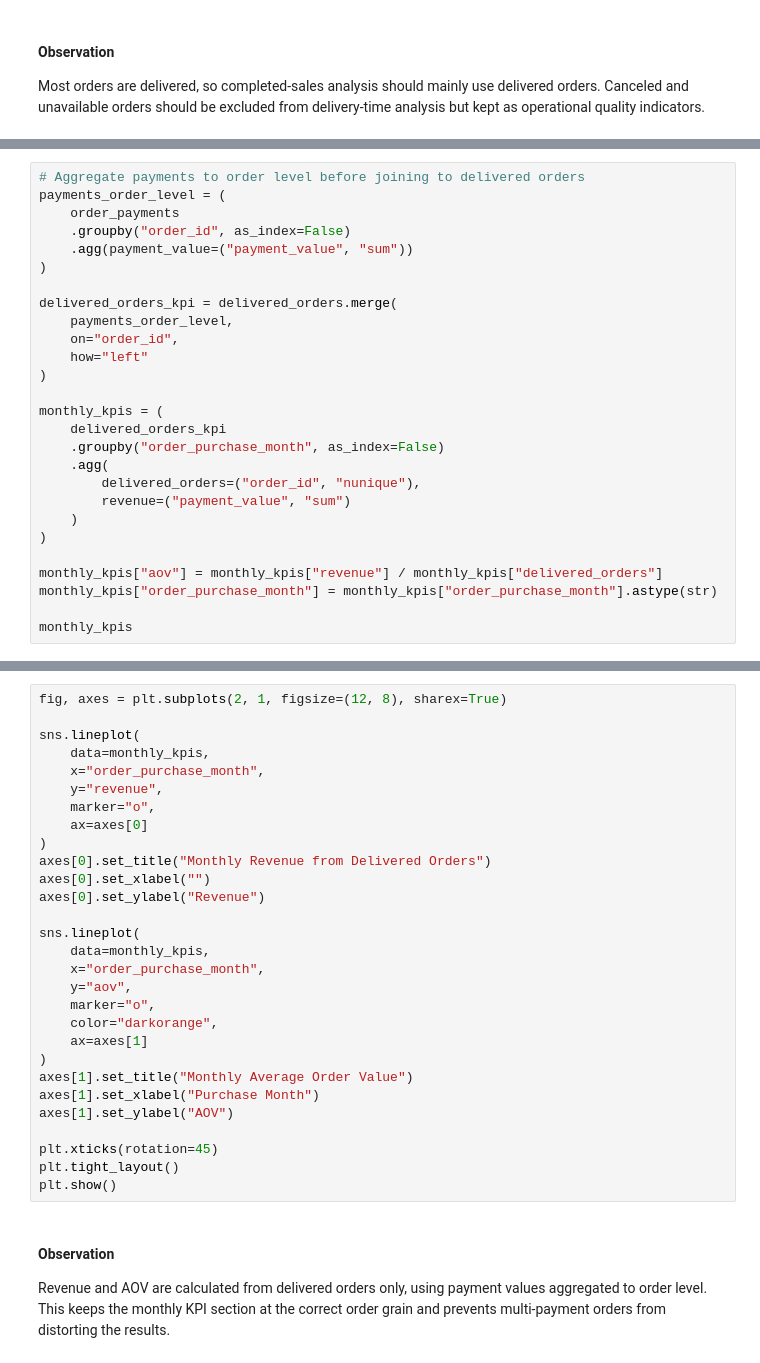
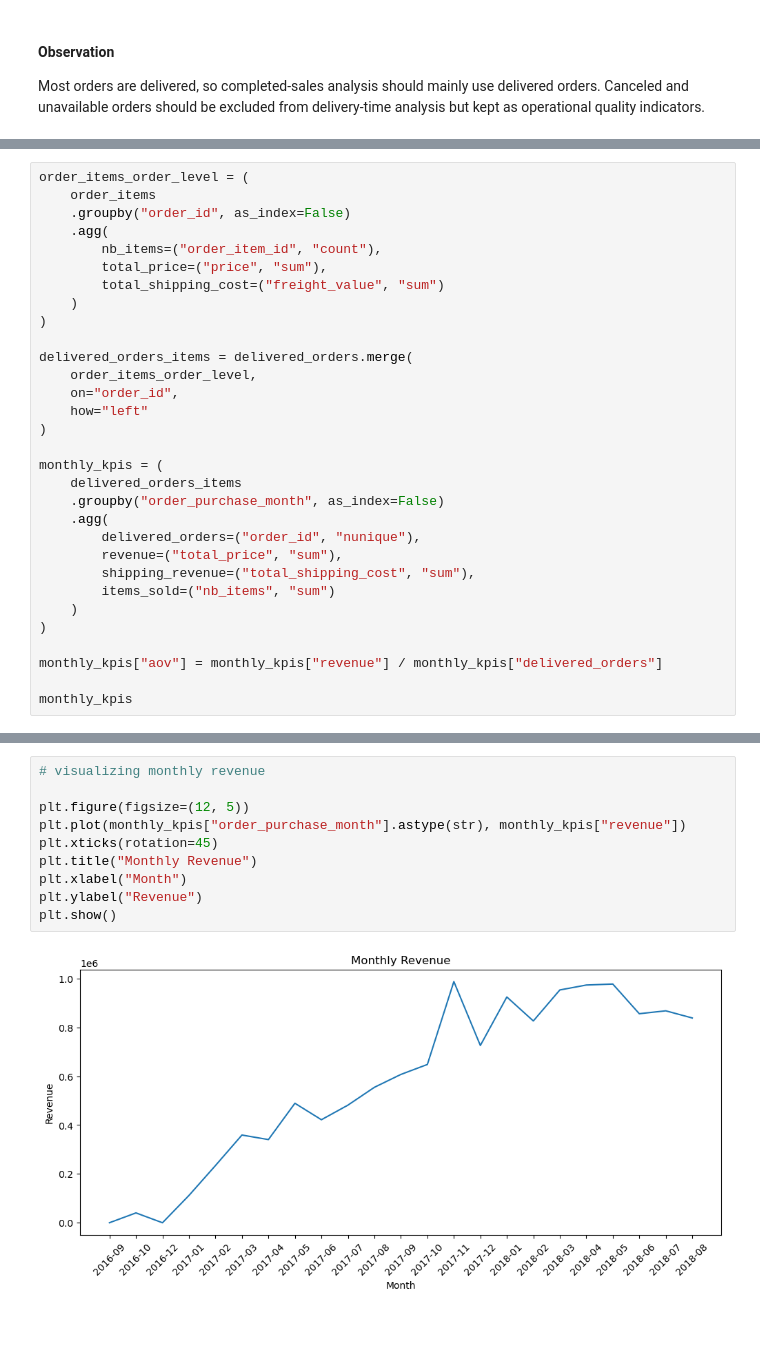
Before and after one commit to albaazaadnan/olist-ecommerce-analytics, a Jupyter notebook: notebooks/02_eda.ipynb, the cells around one changed output, grey strips where cells are left out. Cells and saved outputs as stored; diff of their text form; blank space fills up the shorter version.

```diff
--- a/notebooks/02_eda.ipynb
+++ b/notebooks/02_eda.ipynb
@@ -234,27 +234,31 @@ For completed-sales KPIs, we use delivered orders as the base and aggregate paym
 # %%
-# Aggregate payments to order level before joining to delivered orders
-payments_order_level = (
-    order_payments
+order_items_order_level = (
+    order_items
     .groupby("order_id", as_index=False)
-    .agg(payment_value=("payment_value", "sum"))
+    .agg(
+        nb_items=("order_item_id", "count"),
+        total_price=("price", "sum"),
+        total_shipping_cost=("freight_value", "sum")
+    )
 )
 
-delivered_orders_kpi = delivered_orders.merge(
-    payments_order_level,
+delivered_orders_items = delivered_orders.merge(
+    order_items_order_level,
     on="order_id",
     how="left"
 )
 
 monthly_kpis = (
-    delivered_orders_kpi
+    delivered_orders_items
     .groupby("order_purchase_month", as_index=False)
     .agg(
         delivered_orders=("order_id", "nunique"),
-        revenue=("payment_value", "sum")
+        revenue=("total_price", "sum"),
+        shipping_revenue=("total_shipping_cost", "sum"),
+        items_sold=("nb_items", "sum")
     )
 )
 
 monthly_kpis["aov"] = monthly_kpis["revenue"] / monthly_kpis["delivered_orders"]
-monthly_kpis["order_purchase_month"] = monthly_kpis["order_purchase_month"].astype(str)
 
 monthly_kpis
@@ -268,33 +283,12 @@ monthly_kpis_display
-# %%
-fig, axes = plt.subplots(2, 1, figsize=(12, 8), sharex=True)
-
-sns.lineplot(
-    data=monthly_kpis,
-    x="order_purchase_month",
-    y="revenue",
-    marker="o",
-    ax=axes[0]
-)
-axes[0].set_title("Monthly Revenue from Delivered Orders")
-axes[0].set_xlabel("")
-axes[0].set_ylabel("Revenue")
-
-sns.lineplot(
-    data=monthly_kpis,
-    x="order_purchase_month",
-    y="aov",
-    marker="o",
-    color="darkorange",
-    ax=axes[1]
-)
-axes[1].set_title("Monthly Average Order Value")
-axes[1].set_xlabel("Purchase Month")
-axes[1].set_ylabel("AOV")
-
-plt.xticks(rotation=45)
-plt.tight_layout()
-plt.show()
-# %% [markdown]
-#### Observation
-
-Revenue and AOV are calculated from delivered orders only, using payment values aggregated to order level. This keeps the monthly KPI section at the correct order grain and prevents multi-payment orders from distorting the results.
+# %%
+# visualizing monthly revenue
+
+plt.figure(figsize=(12, 5))
+plt.plot(monthly_kpis["order_purchase_month"].astype(str), monthly_kpis["revenue"])
+plt.xticks(rotation=45)
+plt.title("Monthly Revenue")
+plt.xlabel("Month")
+plt.ylabel("Revenue")
+plt.show()
+# %% [output]
+[figure, added]
```
Also changed, not shown: parts of 13 cells of this notebook, 5 other files.
